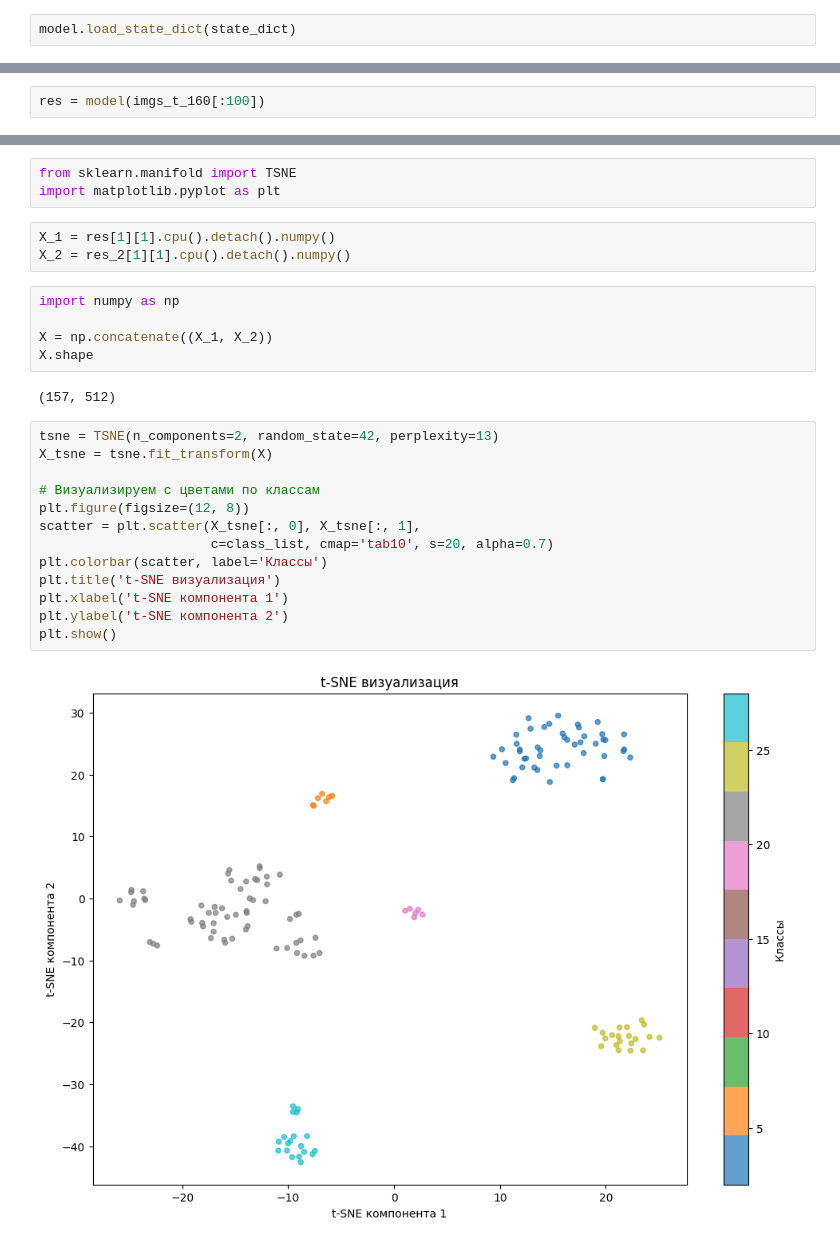
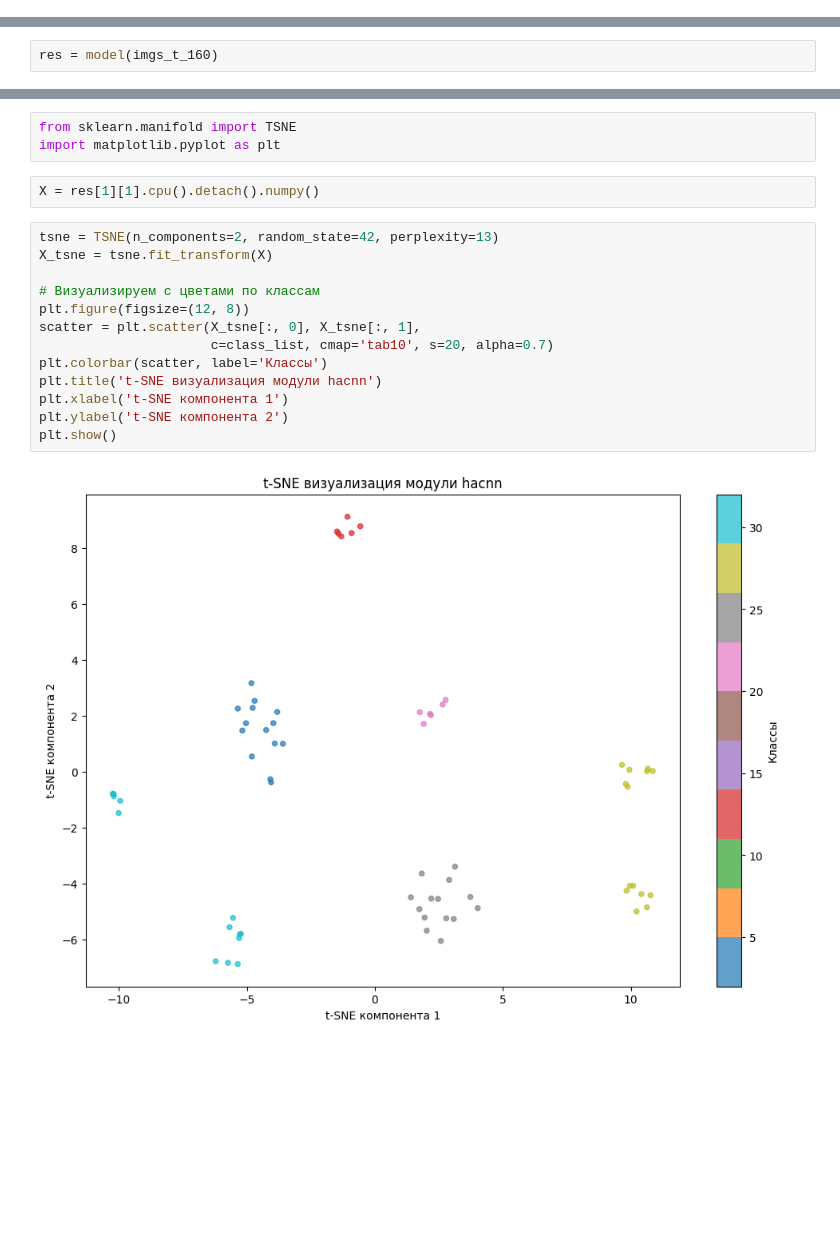
Before and after one commit to Impohimoza/Person-embedding-by-cloth, a Jupyter notebook: Person Embedding Test.ipynb, the cells around one changed output, grey strips where cells are left out. Saved outputs shown, nothing was run; the diff lists cells and outputs as text; blank space fills up the shorter version.

```diff
--- a/Person Embedding Test.ipynb
+++ b/Person Embedding Test.ipynb
@@ -259,2 +188,0 @@ state_dict = fix_state_dict(state_dict['state_dict'])
-# %%
-model.load_state_dict(state_dict)
@@ -265,4 +191,4 @@ model = model.to('cuda')
 # %%
 imgs_t_160 = F.resize(imgs_t, (160,64)).to('cuda')
 # %%
-res = model(imgs_t_160[:100])
+res = model(imgs_t_160)
@@ -274,27 +198,19 @@ res_2 = model(imgs_t_160[100:])
 from sklearn.manifold import TSNE
 import matplotlib.pyplot as plt
 # %%
-X_1 = res[1][1].cpu().detach().numpy()
-X_2 = res_2[1][1].cpu().detach().numpy()
+X = res[1][1].cpu().detach().numpy()
-# %%
-import numpy as np
-
-X = np.concatenate((X_1, X_2))
-X.shape
-# %% [output]
-(157, 512)
 # %%
 tsne = TSNE(n_components=2, random_state=42, perplexity=13)
 X_tsne = tsne.fit_transform(X)
 
 # Визуализируем с цветами по классам
 plt.figure(figsize=(12, 8))
 scatter = plt.scatter(X_tsne[:, 0], X_tsne[:, 1],
                       c=class_list, cmap='tab10', s=20, alpha=0.7)
 plt.colorbar(scatter, label='Классы')
-plt.title('t-SNE визуализация')
+plt.title('t-SNE визуализация модули hacnn')
 plt.xlabel('t-SNE компонента 1')
 plt.ylabel('t-SNE компонента 2')
 plt.show()
 # %% [output]
-[figure, old version]
+[figure, new version]
```
Also changed, not shown: parts of 39 cells of this notebook, 4 other files.
